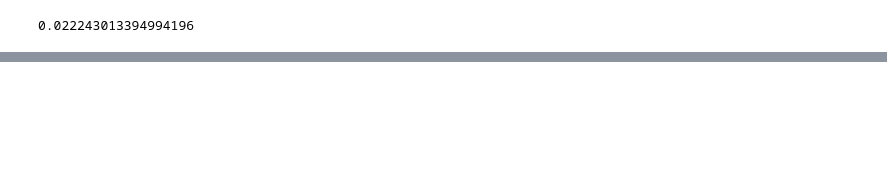
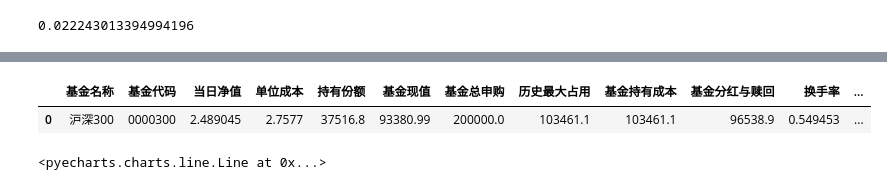
Before and after one commit to refraction-ray/xalpha, a Jupyter notebook: doc/samples/policy.ipynb, the cells around one changed output, grey strips where cells are left out. Saved outputs shown, nothing was run; the diff lists cells and outputs as text; code cells hidden in the pictures; blank space fills up the shorter version.

```diff
--- a/doc/samples/policy.ipynb
+++ b/doc/samples/policy.ipynb
@@ -150,0 +205,18 @@ gfc_cb.xirrrate() # 系统总计收益年化勉强为正
+# %%
+st = xa.policy.indicator_points(hs300, start = '2016-01-01', col='ROC20', buy = [(-0.08,1),(-0.11,2)],
+                                sell = [(0.06,1),(0.1,1)], buylow=True)
+# 这个策略的含义时，跌破点位买，涨破点位跌， 这是 buylow 这个布尔量的意义，默认就是 true
+# 点位看的是 ROC20 一栏，这是 col 参数决定的，交易从 16年开始，默认昨天结束
+# 买点分别是 ROC 的值为 －8% 和 －11%， 分别买1/3，和2/3
+# 卖点分别是 ROC 为 6% 和 8%， 各卖一半
+# %%
+hs300_t = xa.trade(hs300,st.status)
+# %%
+hs300_t.dailyreport() # 追跌杀涨好像效果一般
+# %% [output]
+|  | 基金名称 | 基金代码 | 当日净值 | 单位成本 | 持有份额 | 基金现值 | 基金总申购 | 历史最大占用 | 基金持有成本 | 基金分红与赎回 | 换手率 | ... |
+| 0 | 沪深300 | 0000300 | 2.489045 | 2.7577 | 37516.8 | 93380.99 | 200000.0 | 103461.1 | 103461.1 | 96538.9 | 0.549453 | ... |
+# %%
+hs300_t.v_totvalue() # 持有总金额的变化
+# %% [output]
+<pyecharts.charts.line.Line at 0x...>
```
Also changed, not shown: parts of 15 cells of this notebook, 4 other files.
